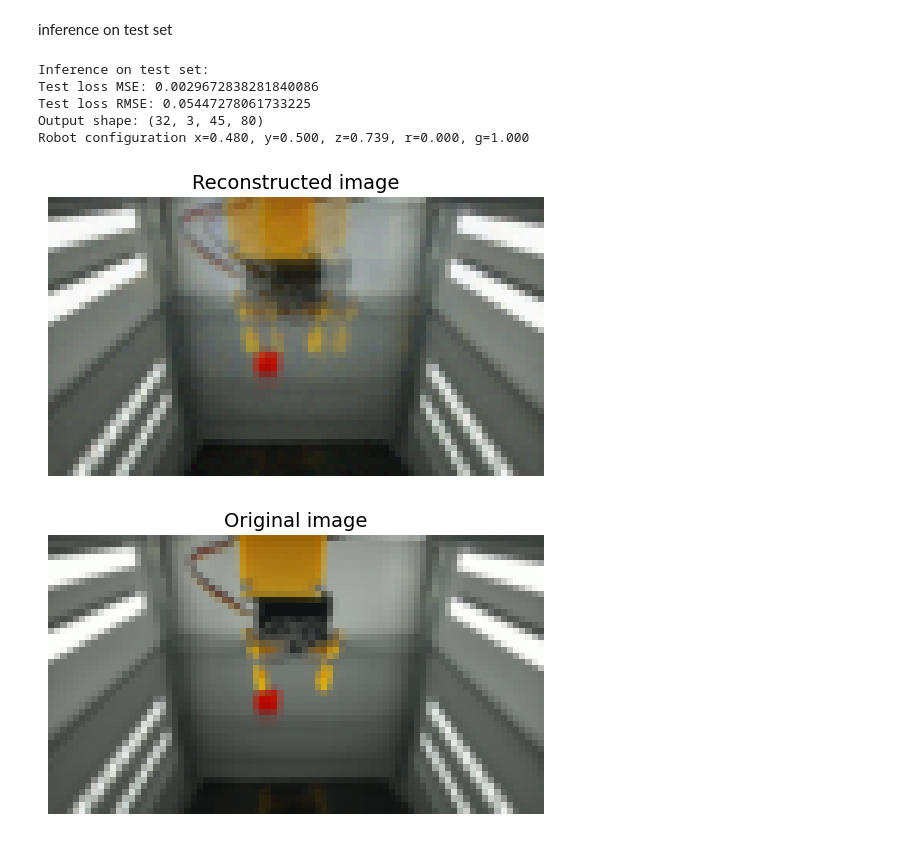
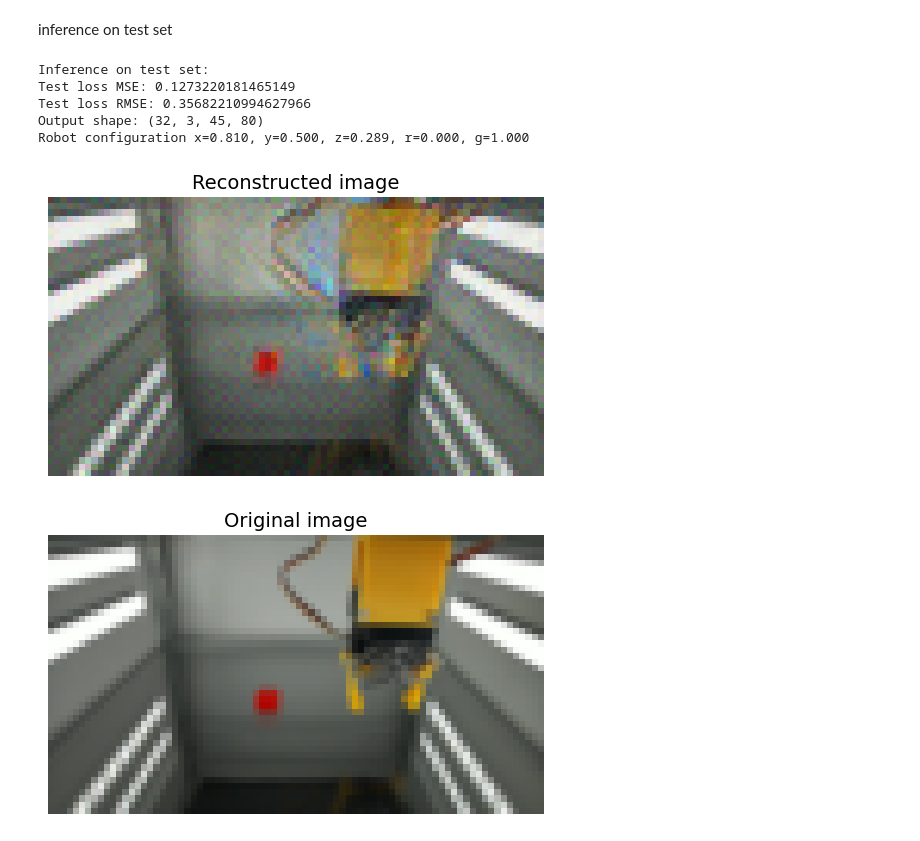
Before and after one commit to GiacomoBillo/cloudgripper-visual-autoencoder, a Jupyter notebook: visual_autoencoder/demo.ipynb, the cells around one changed output. Saved outputs shown, nothing was run; the diff lists cells and outputs as text; code cells hidden in the pictures.

```diff
--- a/visual_autoencoder/demo.ipynb
+++ b/visual_autoencoder/demo.ipynb
@@ -32,4 +88,0 @@ Load dataset
-# %%
-# dataset
-train_loader, val_loader, test_loader = get_data(config, verbose=True)
-train_loader, val_loader, test_loader = accelerator.prepare(train_loader, val_loader, test_loader)
@@ -58,5 +212,5 @@ Load trained model
 # %%
-MODEL_TO_LOAD = "debug_freq_train32_val32_batch32_xyzrg"
+MODEL_TO_LOAD = "train32_val32_batch32_xyzrg"
 # %%
 from architecture import FourierMlpDecoder
 
@@ -105,27 +259,27 @@ Robot configuration x=0.780, y=0.500, z=0.167, r=0.000, g=1.000
 # %%
 batch = next(iter(test_loader))
 images, labels = batch
 
 # inference on train set
 output, loss = decoder_trainer._inference_step(batch)
 loss = loss.item()
 output = output.detach().numpy()
 
 print("Inference on test set:")
 print("Test loss MSE:", loss)
 print("Test loss RMSE:", loss**0.5)
 print("Output shape:", output.shape)
 # plot original and reconstructed images
 from gripper_data import plot_image
-num_sample = 1
+num_sample = 8
 print(f"Robot configuration x={labels[num_sample,0]:.3f}, y={labels[num_sample,1]:.3f}, z={labels[num_sample,2]:.3f}, r={labels[num_sample,3]:.3f}, g={labels[num_sample,4]:.3f}")
 plot_image(output[num_sample], title="Reconstructed image")
 plot_image(images[num_sample], title="Original image")
 # %% [output]
 Inference on test set:
-Test loss MSE: 0.0029672838281840086
-Test loss RMSE: 0.05447278061733225
+Test loss MSE: 0.1273220181465149
+Test loss RMSE: 0.35682210994627966
 Output shape: (32, 3, 45, 80)
-Robot configuration x=0.480, y=0.500, z=0.739, r=0.000, g=1.000
+Robot configuration x=0.810, y=0.500, z=0.289, r=0.000, g=1.000
-[figure, old version]
+[figure, new version]
-[figure, old version]
+[figure, new version]
```
Also changed, not shown: parts of 29 cells of this notebook.
